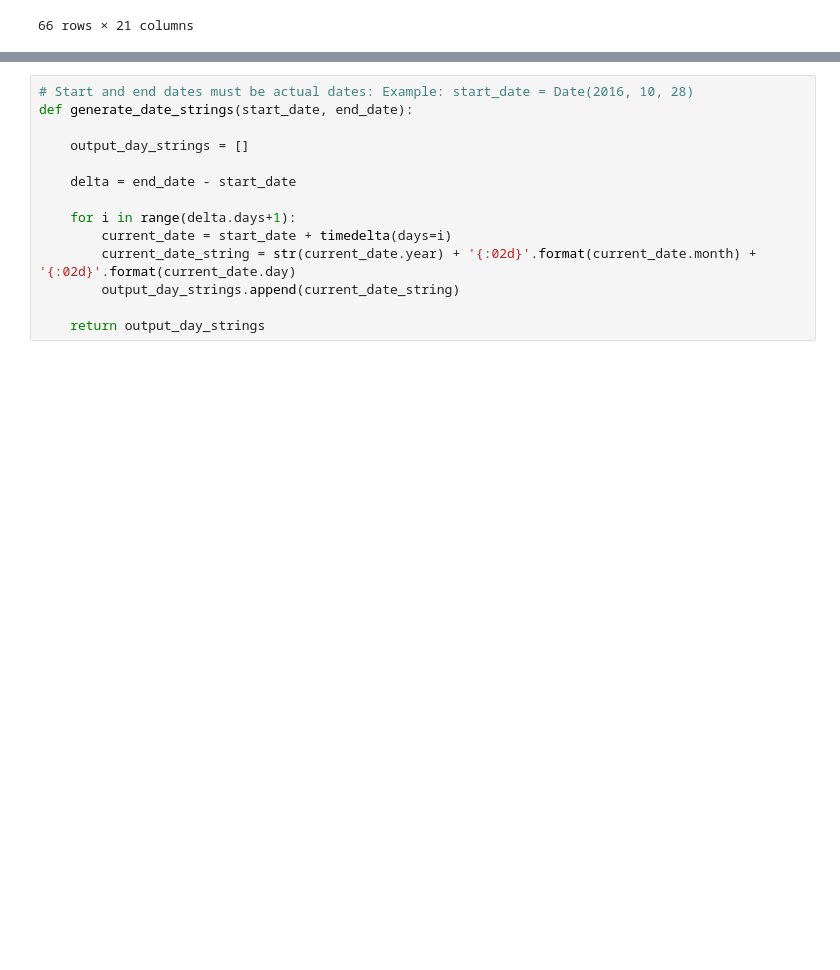
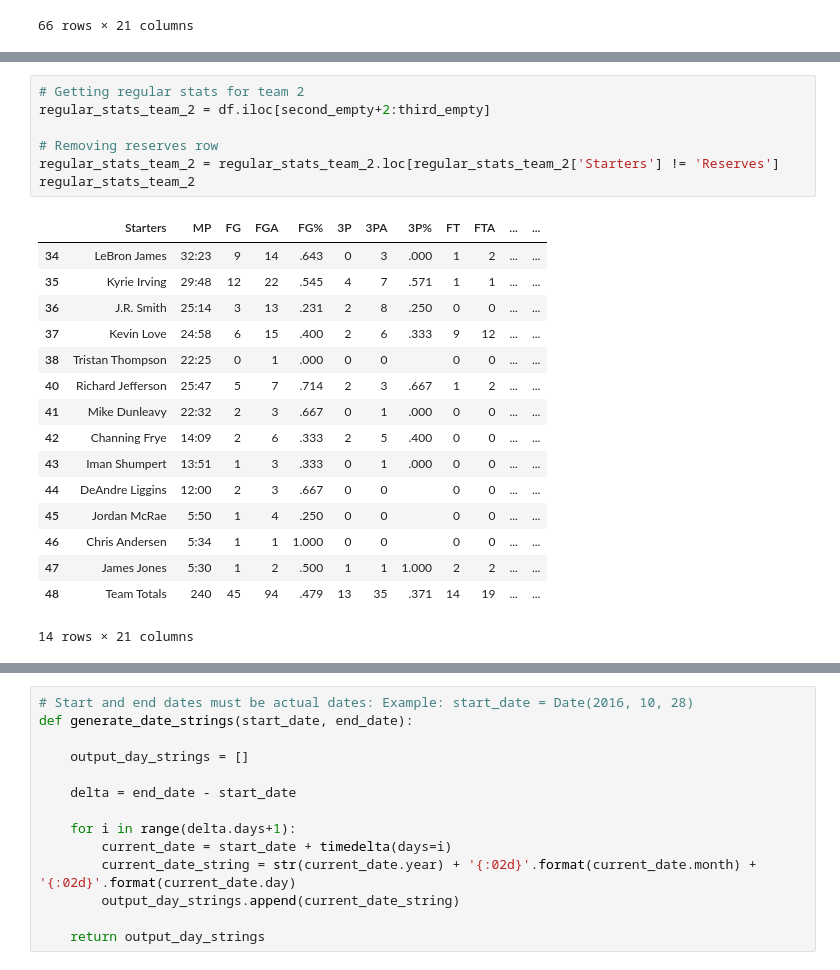
Before and after one commit to alhuang10/Basketball-Predictions, a Jupyter notebook: Basketball Reference Parsing.ipynb, the cells around one changed output, grey strips where cells are left out. Saved outputs shown, nothing was run; the diff lists cells and outputs as text; blank space fills up the shorter version.

```diff
--- a/Basketball Reference Parsing.ipynb
+++ b/Basketball Reference Parsing.ipynb
@@ -265,0 +177,24 @@ title_string[19:38]
+# %%
+# Getting regular stats for team 2
+regular_stats_team_2 = df.iloc[second_empty+2:third_empty]
+
+# Removing reserves row
+regular_stats_team_2 = regular_stats_team_2.loc[regular_stats_team_2['Starters'] != 'Reserves']
+regular_stats_team_2
+# %% [output]
+|  | Starters | MP | FG | FGA | FG% | 3P | 3PA | 3P% | FT | FTA | ... | ... |
+| 34 | LeBron James | 32:23 | 9 | 14 | .643 | 0 | 3 | .000 | 1 | 2 | ... | ... |
+| 35 | Kyrie Irving | 29:48 | 12 | 22 | .545 | 4 | 7 | .571 | 1 | 1 | ... | ... |
+| 36 | J.R. Smith | 25:14 | 3 | 13 | .231 | 2 | 8 | .250 | 0 | 0 | ... | ... |
+| 37 | Kevin Love | 24:58 | 6 | 15 | .400 | 2 | 6 | .333 | 9 | 12 | ... | ... |
+| 38 | Tristan Thompson | 22:25 | 0 | 1 | .000 | 0 | 0 |  | 0 | 0 | ... | ... |
+| 40 | Richard Jefferson | 25:47 | 5 | 7 | .714 | 2 | 3 | .667 | 1 | 2 | ... | ... |
+| 41 | Mike Dunleavy | 22:32 | 2 | 3 | .667 | 0 | 1 | .000 | 0 | 0 | ... | ... |
+| 42 | Channing Frye | 14:09 | 2 | 6 | .333 | 2 | 5 | .400 | 0 | 0 | ... | ... |
+| 43 | Iman Shumpert | 13:51 | 1 | 3 | .333 | 0 | 1 | .000 | 0 | 0 | ... | ... |
+| 44 | DeAndre Liggins | 12:00 | 2 | 3 | .667 | 0 | 0 |  | 0 | 0 | ... | ... |
+| 45 | Jordan McRae | 5:50 | 1 | 4 | .250 | 0 | 0 |  | 0 | 0 | ... | ... |
+| 46 | Chris Andersen | 5:34 | 1 | 1 | 1.000 | 0 | 0 |  | 0 | 0 | ... | ... |
+| 47 | James Jones | 5:30 | 1 | 2 | .500 | 1 | 1 | 1.000 | 2 | 2 | ... | ... |
+| 48 | Team Totals | 240 | 45 | 94 | .479 | 13 | 35 | .371 | 14 | 19 | ... | ... |
+14 rows × 21 columns
```
Also changed, not shown: parts of 42 cells of this notebook.
